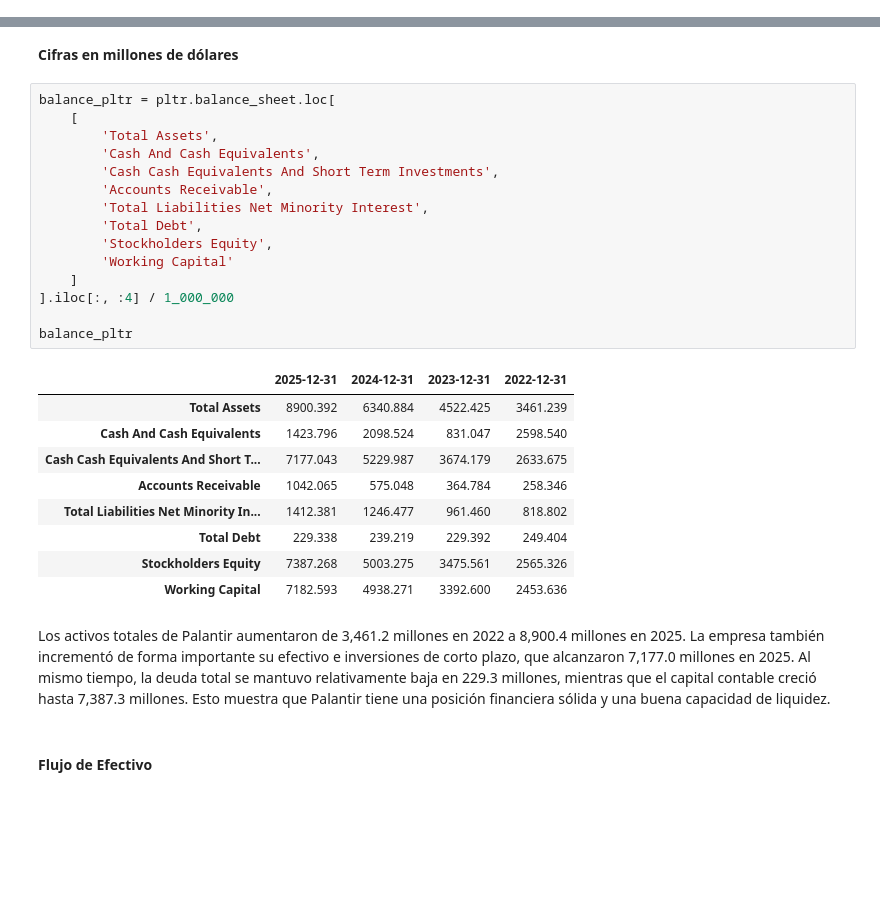
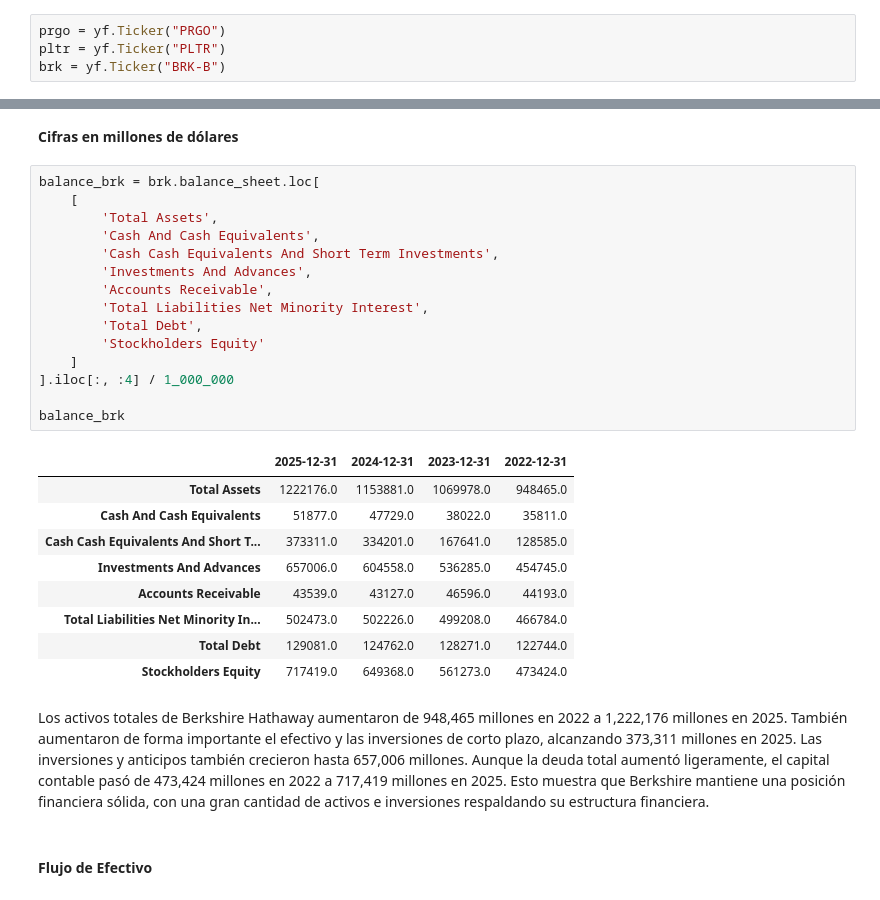
Before and after one commit to Mafergomezf/PORTAFOLIOS-DE-INVERSION, a Jupyter notebook: Tarea-1/Tarea1.ipynb, the cells around one changed output, grey strips where cells are left out. Drawn from its saved outputs; the diff is of its cells as text; blank space fills up the shorter version.

```diff
--- a/Tarea-1/Tarea1.ipynb
+++ b/Tarea-1/Tarea1.ipynb
@@ -9,6 +9,10 @@ import yfinance as yf
 import pandas as pd
 import numpy as np
 import matplotlib.pyplot as plt
+# %%
+prgo = yf.Ticker("PRGO")
+pltr = yf.Ticker("PLTR")
+brk = yf.Ticker("BRK-B")
 # %% [markdown]
 ## 1. Investigación de las emisoras
 # %% [markdown]
@@ -187,32 +267,32 @@ Los ingresos de Palantir aumentaron de 1,905.9 millones en 2022 a 4,475.4 millon
 # %% [markdown]
 **Cifras en millones de dólares**
 # %%
-balance_pltr = pltr.balance_sheet.loc[
+balance_brk = brk.balance_sheet.loc[
     [
         'Total Assets',
         'Cash And Cash Equivalents',
         'Cash Cash Equivalents And Short Term Investments',
+        'Investments And Advances',
         'Accounts Receivable',
         'Total Liabilities Net Minority Interest',
         'Total Debt',
-        'Stockholders Equity',
-        'Working Capital'
+        'Stockholders Equity'
     ]
 ].iloc[:, :4] / 1_000_000
 
-balance_pltr
+balance_brk
 # %% [output]
 |  | 2025-12-31 | 2024-12-31 | 2023-12-31 | 2022-12-31 |
-| Total Assets | 8900.392 | 6340.884 | 4522.425 | 3461.239 |
-| Cash And Cash Equivalents | 1423.796 | 2098.524 | 831.047 | 2598.540 |
-| Cash Cash Equivalents And Short T... | 7177.043 | 5229.987 | 3674.179 | 2633.675 |
-| Accounts Receivable | 1042.065 | 575.048 | 364.784 | 258.346 |
-| Total Liabilities Net Minority In... | 1412.381 | 1246.477 | 961.460 | 818.802 |
-| Total Debt | 229.338 | 239.219 | 229.392 | 249.404 |
-| Stockholders Equity | 7387.268 | 5003.275 | 3475.561 | 2565.326 |
-| Working Capital | 7182.593 | 4938.271 | 3392.600 | 2453.636 |
+| Total Assets | 1222176.0 | 1153881.0 | 1069978.0 | 948465.0 |
+| Cash And Cash Equivalents | 51877.0 | 47729.0 | 38022.0 | 35811.0 |
+| Cash Cash Equivalents And Short T... | 373311.0 | 334201.0 | 167641.0 | 128585.0 |
+| Investments And Advances | 657006.0 | 604558.0 | 536285.0 | 454745.0 |
+| Accounts Receivable | 43539.0 | 43127.0 | 46596.0 | 44193.0 |
+| Total Liabilities Net Minority In... | 502473.0 | 502226.0 | 499208.0 | 466784.0 |
+| Total Debt | 129081.0 | 124762.0 | 128271.0 | 122744.0 |
+| Stockholders Equity | 717419.0 | 649368.0 | 561273.0 | 473424.0 |
 # %% [markdown]
-Los activos totales de Palantir aumentaron de 3,461.2 millones en 2022 a 8,900.4 millones en 2025. La empresa también incrementó de forma importante su efectivo e inversiones de corto plazo, que alcanzaron 7,177.0 millones en 2025. Al mismo tiempo, la deuda total se mantuvo relativamente baja en 229.3 millones, mientras que el capital contable creció hasta 7,387.3 millones. Esto muestra que Palantir tiene una posición financiera sólida y una buena capacidad de liquidez.
+Los activos totales de Berkshire Hathaway aumentaron de 948,465 millones en 2022 a 1,222,176 millones en 2025. También aumentaron de forma importante el efectivo y las inversiones de corto plazo, alcanzando 373,311 millones en 2025. Las inversiones y anticipos también crecieron hasta 657,006 millones. Aunque la deuda total aumentó ligeramente, el capital contable pasó de 473,424 millones en 2022 a 717,419 millones en 2025. Esto muestra que Berkshire mantiene una posición financiera sólida, con una gran cantidad de activos e inversiones respaldando su estructura financiera.
 # %% [markdown]
 #### Flujo de Efectivo
 # %% [markdown]
```
Also changed, not shown: parts of 32 cells of this notebook.
